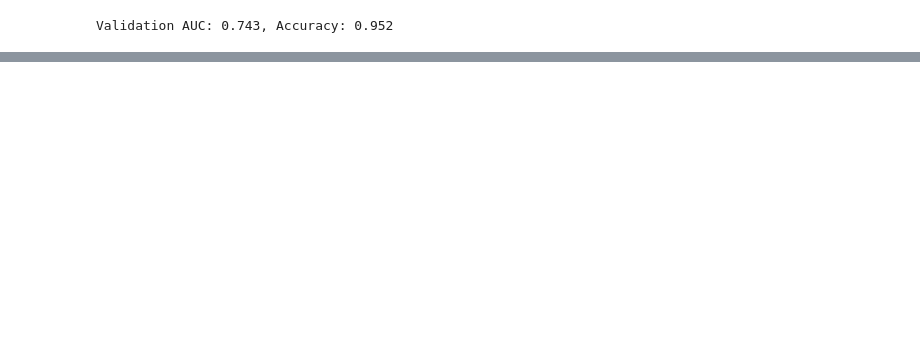
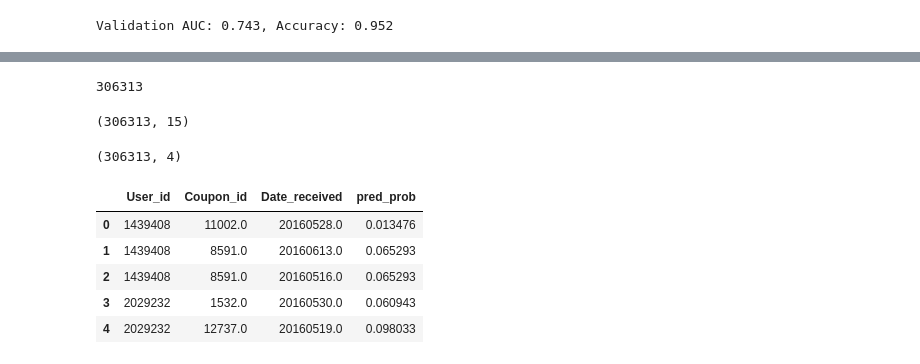
Before and after one commit to tom12059733/2nd-ML100Days, a Jupyter notebook: test 20190613.ipynb, the cells around one changed output, grey strips where cells are left out. Cells and saved outputs as stored; diff of their text form; code cells hidden in the pictures; blank space fills up the shorter version.

```diff
--- a/test 20190613.ipynb
+++ b/test 20190613.ipynb
@@ -240 +267,25 @@ print(test1.shape)
+# %%
+len(y_test_pred)
+# %% [output]
+306313
+# %%
+test1 = testset.copy()
+test1['pred_prob'] = y_test_pred[:, 1]
+print(test1.shape)
+# %% [output]
+(306313, 15)
+# %%
+output = pd.concat((targetset[["User_id", "Coupon_id", "Date_received"]], test1["pred_prob"]), axis=1)
+print(output.shape)
+# %% [output]
+(306313, 4)
+# %%
+output.head()
+# %% [output]
+|  | User_id | Coupon_id | Date_received | pred_prob |
+| 0 | 1439408 | 11002.0 | 20160528.0 | 0.013476 |
+| 1 | 1439408 | 8591.0 | 20160613.0 | 0.065293 |
+| 2 | 1439408 | 8591.0 | 20160516.0 | 0.065293 |
+| 3 | 2029232 | 1532.0 | 20160530.0 | 0.060943 |
+| 4 | 2029232 | 12737.0 | 20160519.0 | 0.098033 |
 # %%
```
Also changed, not shown: parts of 9 cells of this notebook, 1 other file.
